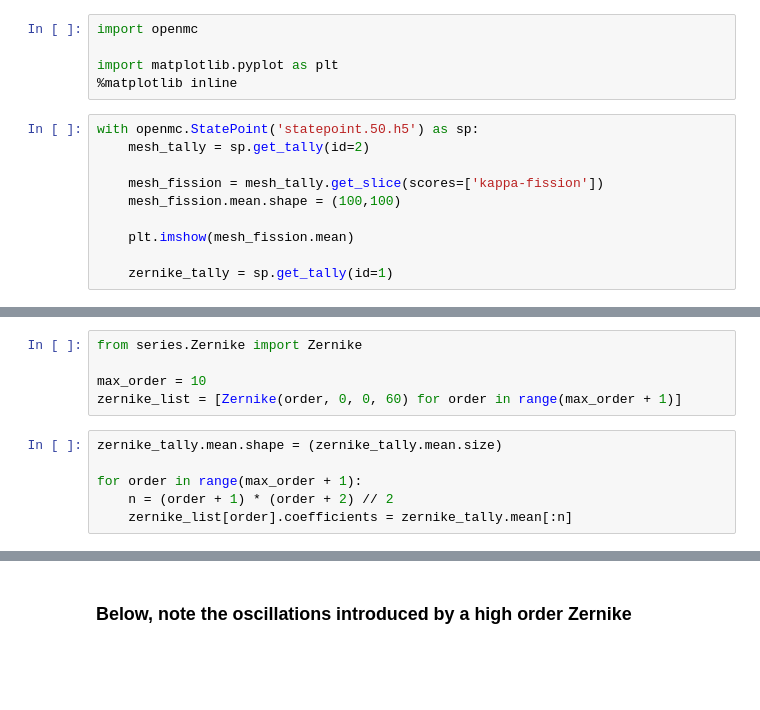
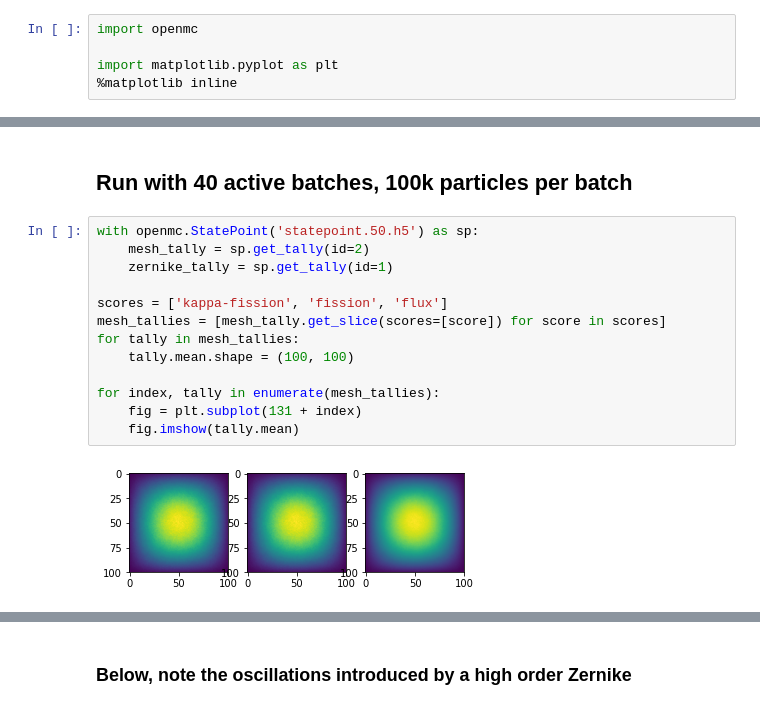
Before and after one commit to JIMMY-KSU/jupyter_notebooks, a Jupyter notebook: oscillatory-zernikes.ipynb, the cells around one changed output, grey strips where cells are left out. Drawn from its saved outputs; the diff is of its cells as text; blank space fills up the shorter version.

Commit message:
Understanding the relationship between tallies generated with different filters.

```diff
--- a/oscillatory-zernikes.ipynb
+++ b/oscillatory-zernikes.ipynb
@@ -7,13 +7,3 @@ import openmc
 
 import matplotlib.pyplot as plt
 %matplotlib inline
-# %%
-with openmc.StatePoint('statepoint.50.h5') as sp:
-    mesh_tally = sp.get_tally(id=2)
-
-    mesh_fission = mesh_tally.get_slice(scores=['kappa-fission'])
-    mesh_fission.mean.shape = (100,100)
-
-    plt.imshow(mesh_fission.mean)
-
-    zernike_tally = sp.get_tally(id=1)
@@ -22,11 +10,17 @@ with openmc.StatePoint('statepoint.50.h5') as sp:
-# %%
-from series.Zernike import Zernike
-
-max_order = 10
-zernike_list = [Zernike(order, 0, 0, 60) for order in range(max_order + 1)]
-# %%
-zernike_tally.mean.shape = (zernike_tally.mean.size)
-
-for order in range(max_order + 1):
-    n = (order + 1) * (order + 2) // 2
-    zernike_list[order].coefficients = zernike_tally.mean[:n]
+# %% [markdown]
+## Run with 40 active batches, 100k particles per batch
+# %%
+with openmc.StatePoint('statepoint.50.h5') as sp:
+    mesh_tally = sp.get_tally(id=2)
+    zernike_tally = sp.get_tally(id=1)
+
+scores = ['kappa-fission', 'fission', 'flux']
+mesh_tallies = [mesh_tally.get_slice(scores=[score]) for score in scores]
+for tally in mesh_tallies:
+    tally.mean.shape = (100, 100)
+
+for index, tally in enumerate(mesh_tallies):
+    fig = plt.subplot(131 + index)
+    fig.imshow(tally.mean)
+# %% [output]
+[figure, added]
```
Also changed, not shown: parts of 33 cells of this notebook.
